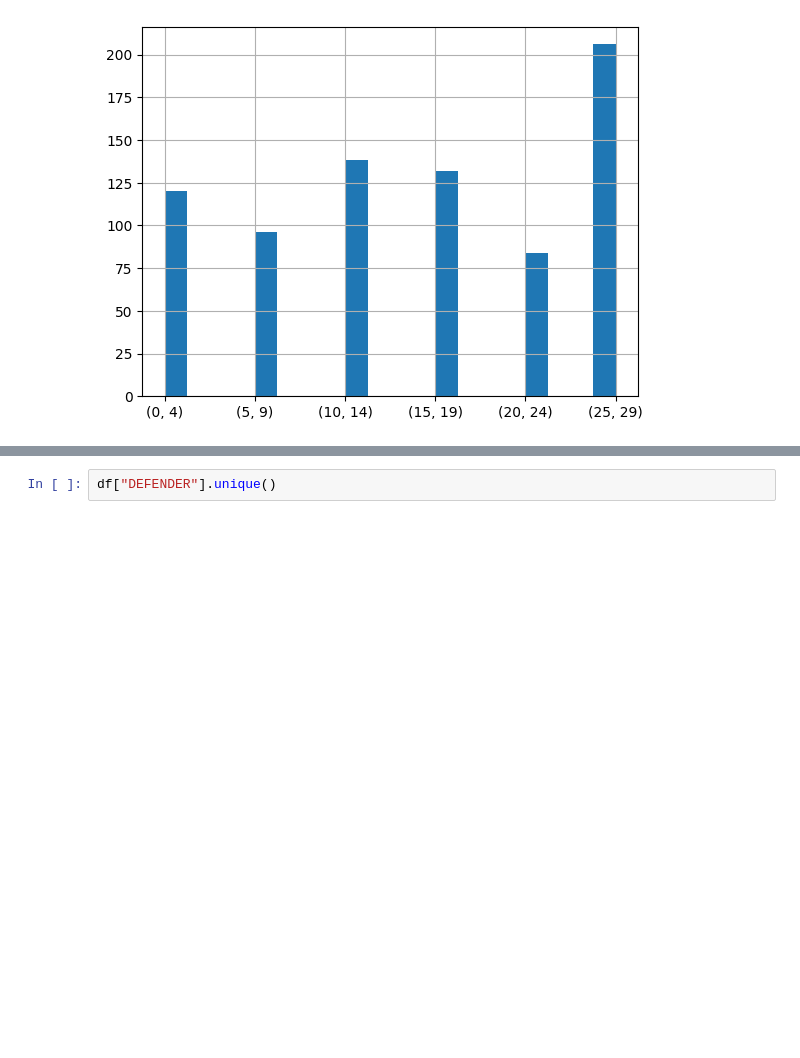
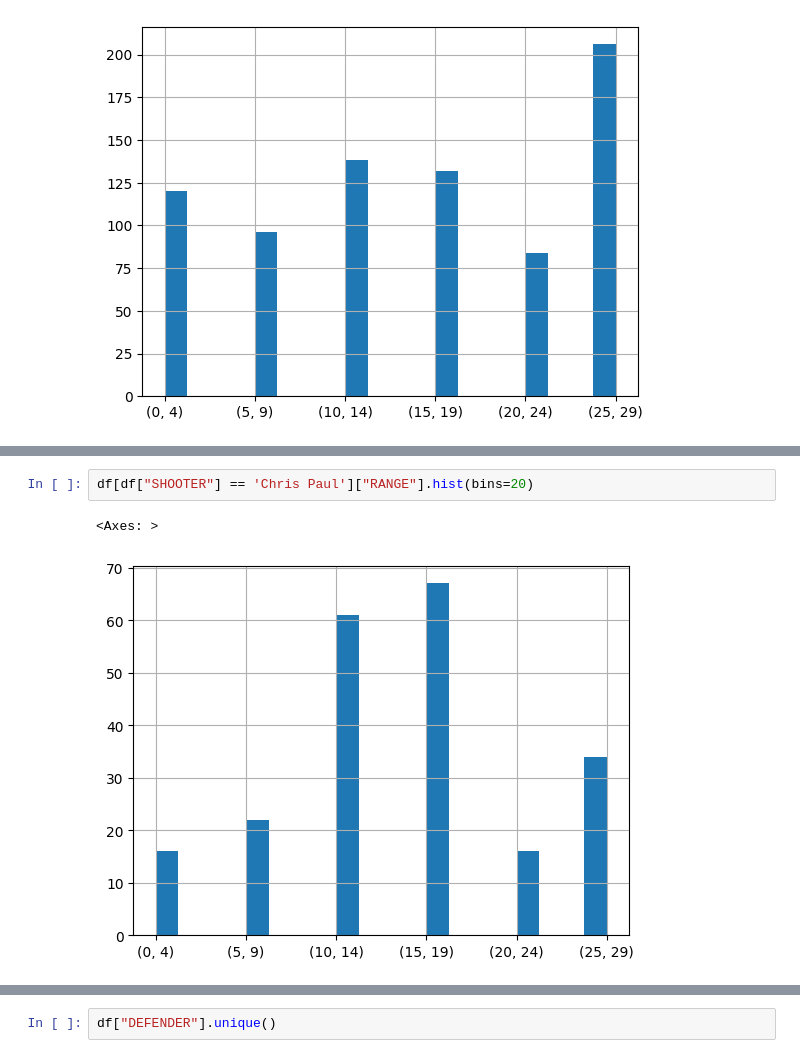
Before and after one commit to kacpersienkiewicz/NBAShootingAnalysis, a Jupyter notebook: NBAShootingAnalysis.ipynb, the cells around one changed output, grey strips where cells are left out. Cells and saved outputs as stored; diff of their text form; blank space fills up the shorter version.

```diff
--- a/NBAShootingAnalysis.ipynb
+++ b/NBAShootingAnalysis.ipynb
@@ -48,0 +80,5 @@ df["RANGE"].hist(bins=20)
+# %%
+df[df["SHOOTER"] == 'Chris Paul']["RANGE"].hist(bins=20)
+# %% [output]
+<Axes: >
+[figure, added]
```
Also changed, not shown: parts of 9 cells of this notebook.
